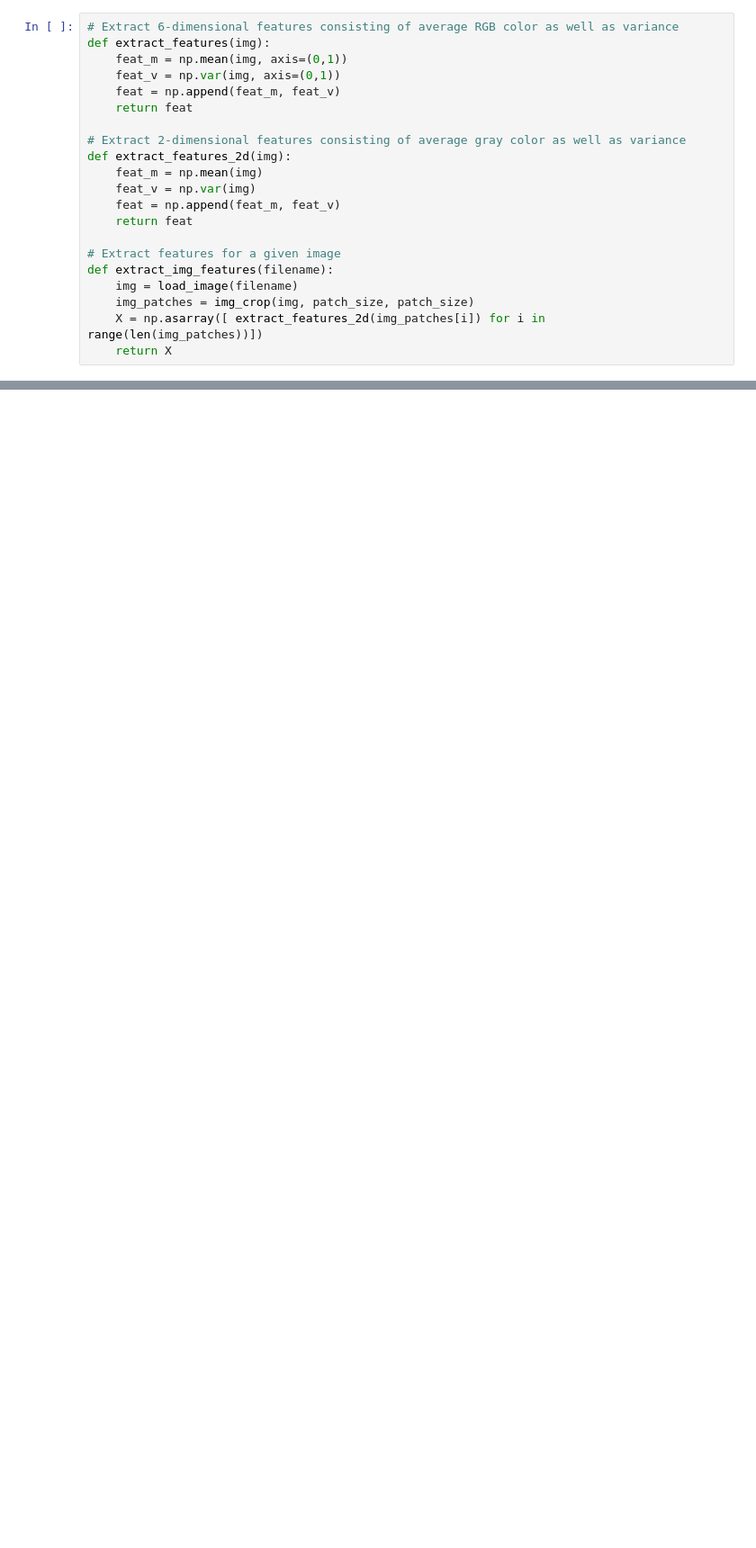
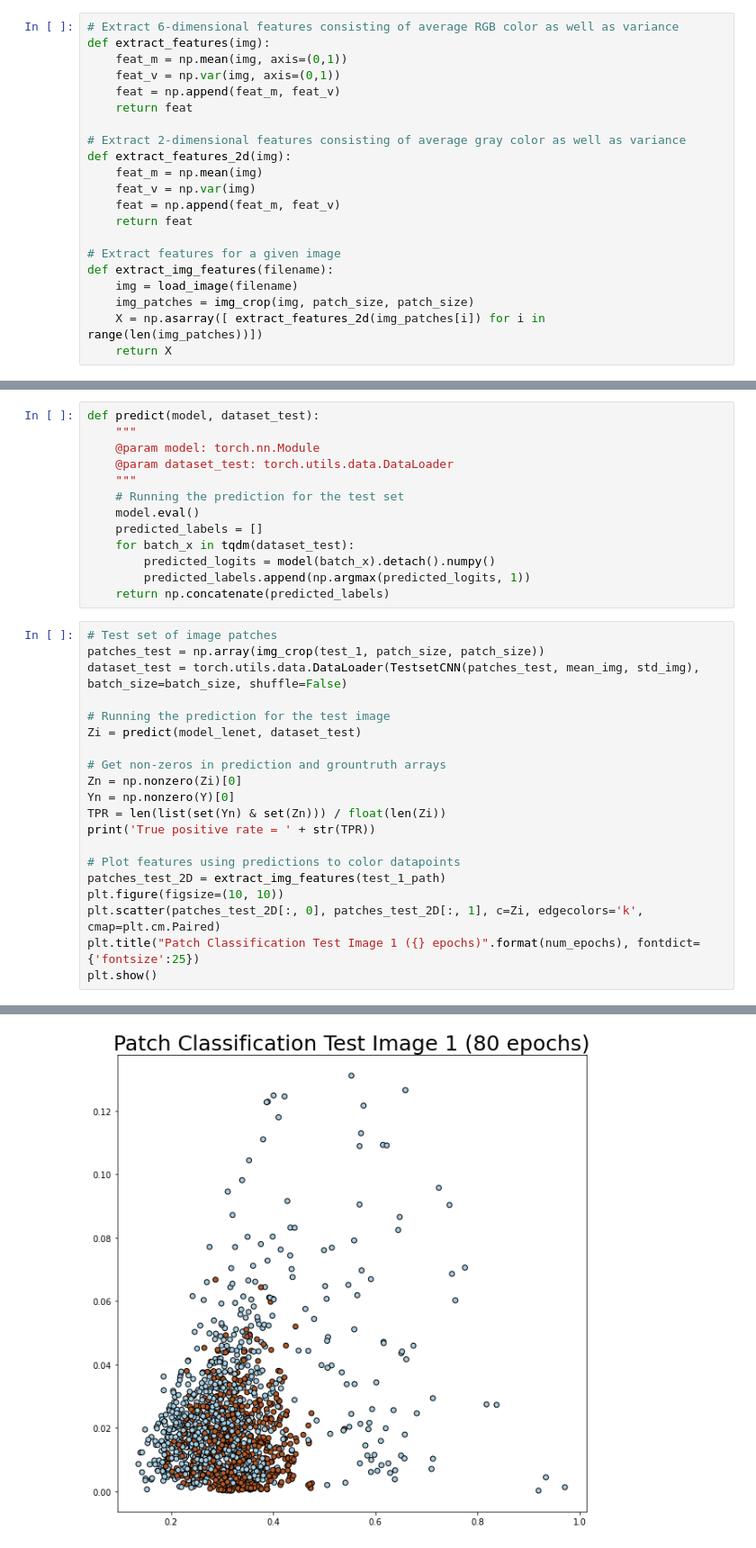
Before and after one commit to felixkln/ML-Road-Segmentation-Project, a Jupyter notebook: Valerian/cnn_clean_good_acc.ipynb, the cells around one changed output, grey strips where cells are left out. Shown at 90% size. Saved outputs shown, nothing was run; the diff lists cells and outputs as text; blank space fills up the shorter version.

```diff
--- a/Valerian/cnn_clean_good_acc.ipynb
+++ b/Valerian/cnn_clean_good_acc.ipynb
@@ -354,0 +487,34 @@ Epoch 19 | Test accuracy: 0.89504
+# %%
+def predict(model, dataset_test):
+    """
+    @param model: torch.nn.Module
+    @param dataset_test: torch.utils.data.DataLoader
+    """
+    # Running the prediction for the test set
+    model.eval()
+    predicted_labels = []
+    for batch_x in tqdm(dataset_test):
+        predicted_logits = model(batch_x).detach().numpy()
+        predicted_labels.append(np.argmax(predicted_logits, 1))
+    return np.concatenate(predicted_labels)
+# %%
+# Test set of image patches
+patches_test = np.array(img_crop(test_1, patch_size, patch_size))
+dataset_test = torch.utils.data.DataLoader(TestsetCNN(patches_test, mean_img, std_img), batch_size=batch_size, shuffle=False)
+
+# Running the prediction for the test image
+Zi = predict(model_lenet, dataset_test)
+
+# Get non-zeros in prediction and grountruth arrays
+Zn = np.nonzero(Zi)[0]
+Yn = np.nonzero(Y)[0]
+TPR = len(list(set(Yn) & set(Zn))) / float(len(Zi))
+print('True positive rate = ' + str(TPR))
+
+# Plot features using predictions to color datapoints
+patches_test_2D = extract_img_features(test_1_path)
+plt.figure(figsize=(10, 10))
+plt.scatter(patches_test_2D[:, 0], patches_test_2D[:, 1], c=Zi, edgecolors='k', cmap=plt.cm.Paired)
+plt.title("Patch Classification Test Image 1 ({} epochs)".format(num_epochs), fontdict={'fontsize':25})
+plt.show()
+# %% [output]
@@ -354,0 +522 @@ Epoch 19 | Test accuracy: 0.89504
+[figure, added]
```
Also changed, not shown: parts of 53 cells of this notebook, 4 other files.
